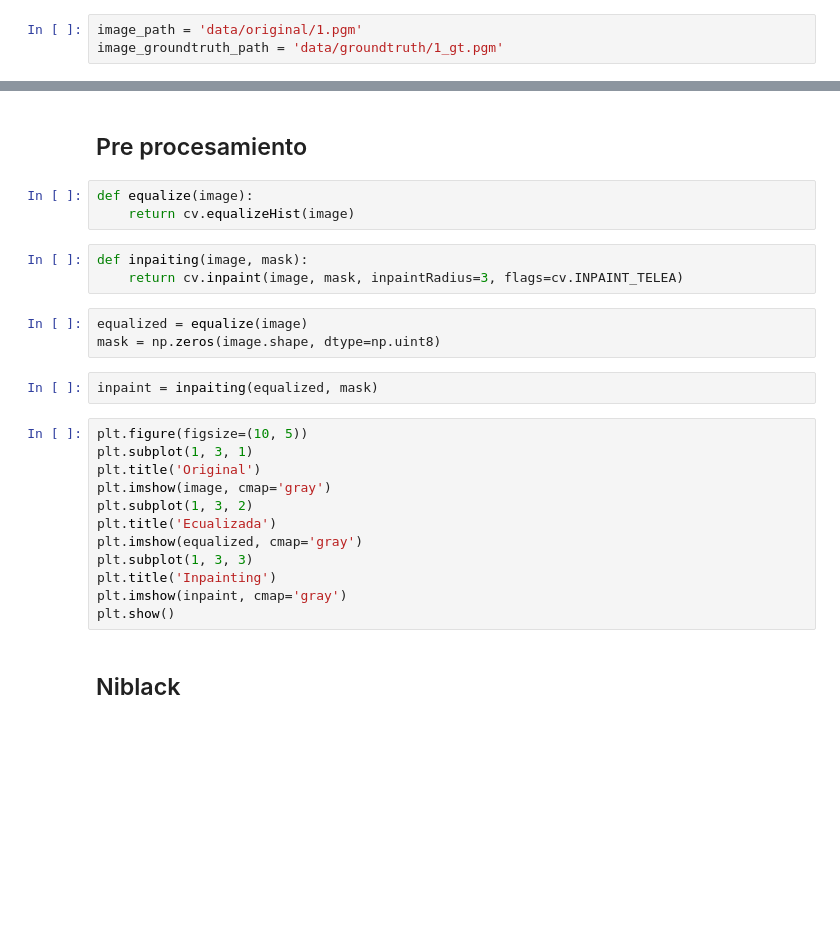
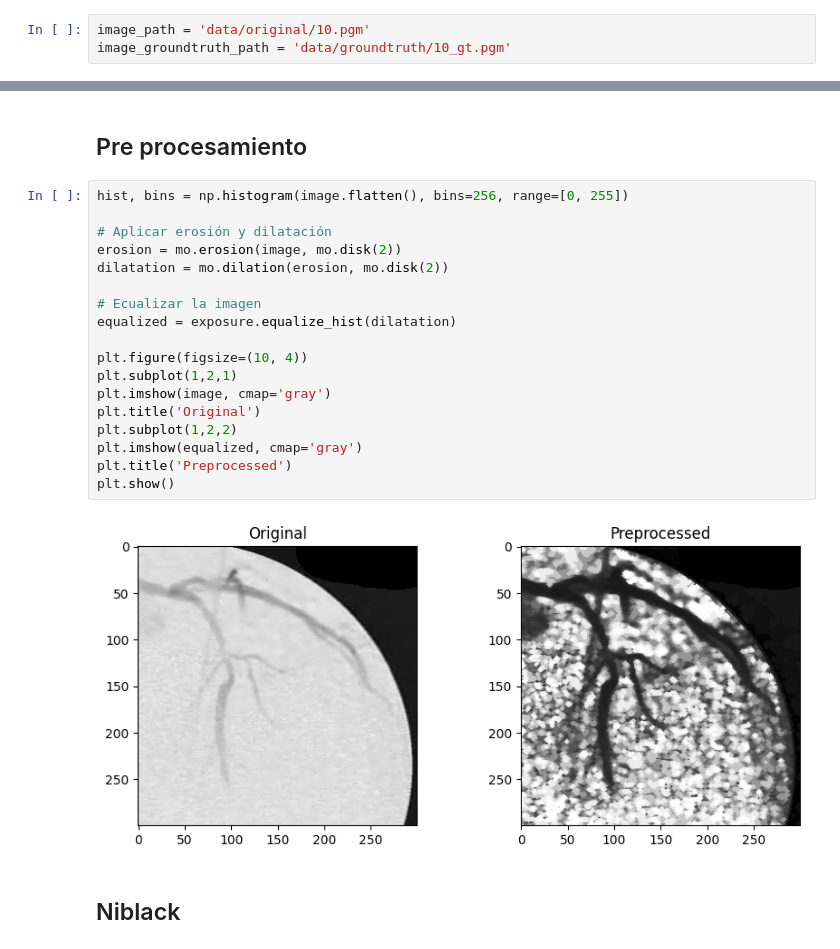
Before and after one commit to TheKiesling/angiovision, a Jupyter notebook: binarization.ipynb, the cells around one changed output, grey strips where cells are left out. Cells and saved outputs as stored; diff of their text form; blank space fills up the shorter version.

```diff
--- a/binarization.ipynb
+++ b/binarization.ipynb
@@ -5,8 +6,8 @@ from skimage import exposure, restoration
 
 import cv2 as cv
 # %%
-image_path = 'data/original/1.pgm'
-image_groundtruth_path = 'data/groundtruth/1_gt.pgm'
+image_path = 'data/original/10.pgm'
+image_groundtruth_path = 'data/groundtruth/10_gt.pgm'
 # %%
 image = plt.imread(image_path)
 image_groundtruth = plt.imread(image_groundtruth_path)
@@ -14,29 +15,26 @@ image_groundtruth = plt.imread(image_groundtruth_path)
 image = cv.imread(image_path, cv.IMREAD_GRAYSCALE)
 # %% [markdown]
 ## Pre procesamiento
-# %%
-def equalize(image):
-    return cv.equalizeHist(image)
-# %%
-def inpaiting(image, mask):
-    return cv.inpaint(image, mask, inpaintRadius=3, flags=cv.INPAINT_TELEA)
-# %%
-equalized = equalize(image)
-mask = np.zeros(image.shape, dtype=np.uint8)
-# %%
-inpaint = inpaiting(equalized, mask)
-# %%
-plt.figure(figsize=(10, 5))
-plt.subplot(1, 3, 1)
-plt.title('Original')
-plt.imshow(image, cmap='gray')
-plt.subplot(1, 3, 2)
-plt.title('Ecualizada')
-plt.imshow(equalized, cmap='gray')
-plt.subplot(1, 3, 3)
-plt.title('Inpainting')
-plt.imshow(inpaint, cmap='gray')
-plt.show()
+# %%
+hist, bins = np.histogram(image.flatten(), bins=256, range=[0, 255])
+
+# Aplicar erosión y dilatación
+erosion = mo.erosion(image, mo.disk(2))
+dilatation = mo.dilation(erosion, mo.disk(2))
+
+# Ecualizar la imagen
+equalized = exposure.equalize_hist(dilatation)
+
+plt.figure(figsize=(10, 4))
+plt.subplot(1,2,1)
+plt.imshow(image, cmap='gray')
+plt.title('Original')
+plt.subplot(1,2,2)
+plt.imshow(equalized, cmap='gray')
+plt.title('Preprocessed')
+plt.show()
+# %% [output]
+[figure, added]
 # %% [markdown]
 ## Niblack
 # %%
```
Also changed, not shown: parts of 14 cells of this notebook.
